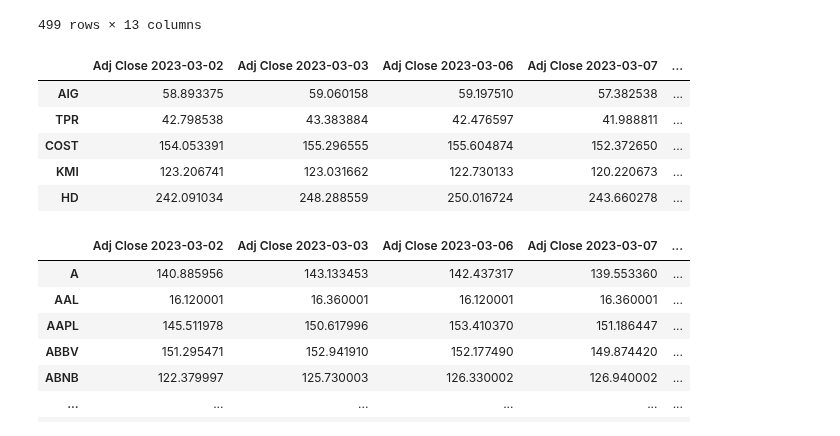
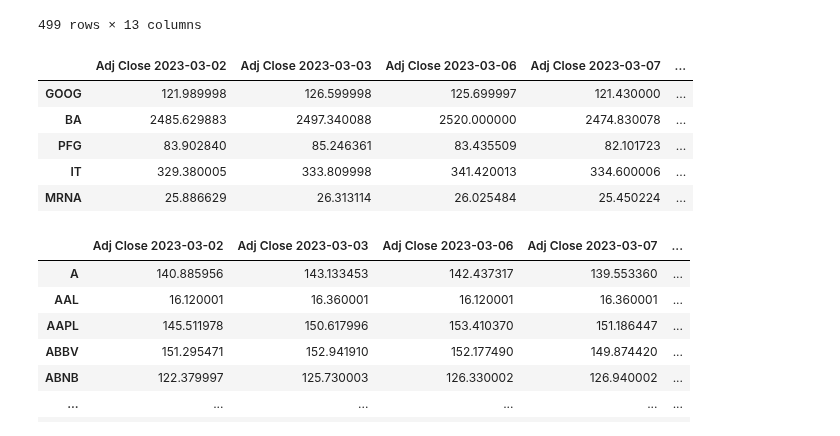
Before and after one commit to ktongk/BTT-JPMC-1, a Jupyter notebook: Anna/pricepred.ipynb, the cells around one changed output. Saved outputs shown, nothing was run; the diff lists cells and outputs as text; code cells hidden in the pictures.

```diff
--- a/Anna/pricepred.ipynb
+++ b/Anna/pricepred.ipynb
@@ -201,15 +201,15 @@ price_df
 y = price_df['Adj Close 2023-03-20']
 X = price_df.drop(columns = 'Adj Close 2023-03-20', axis=1)
 # %%
-X_train, X_test, y_train, y_test = train_test_split(X, y, test_size=0.5, random_state=1234)
+X_train, X_test, y_train, y_test = train_test_split(X, y, test_size=0.25, random_state=1234)
 X_train.head()
 # %% [output]
 |  | Adj Close 2023-03-02 | Adj Close 2023-03-03 | Adj Close 2023-03-06 | Adj Close 2023-03-07 | ... |
-| AIG | 58.893375 | 59.060158 | 59.197510 | 57.382538 | ... |
-| TPR | 42.798538 | 43.383884 | 42.476597 | 41.988811 | ... |
-| COST | 154.053391 | 155.296555 | 155.604874 | 152.372650 | ... |
-| KMI | 123.206741 | 123.031662 | 122.730133 | 120.220673 | ... |
-| HD | 242.091034 | 248.288559 | 250.016724 | 243.660278 | ... |
+| GOOG | 121.989998 | 126.599998 | 125.699997 | 121.430000 | ... |
+| BA | 2485.629883 | 2497.340088 | 2520.000000 | 2474.830078 | ... |
+| PFG | 83.902840 | 85.246361 | 83.435509 | 82.101723 | ... |
+| IT | 329.380005 | 333.809998 | 341.420013 | 334.600006 | ... |
+| MRNA | 25.886629 | 26.313114 | 26.025484 | 25.450224 | ... |
 # %%
 df_industries
 # %% [output]
```
Also changed, not shown: parts of 16 cells of this notebook, 1 other file.
